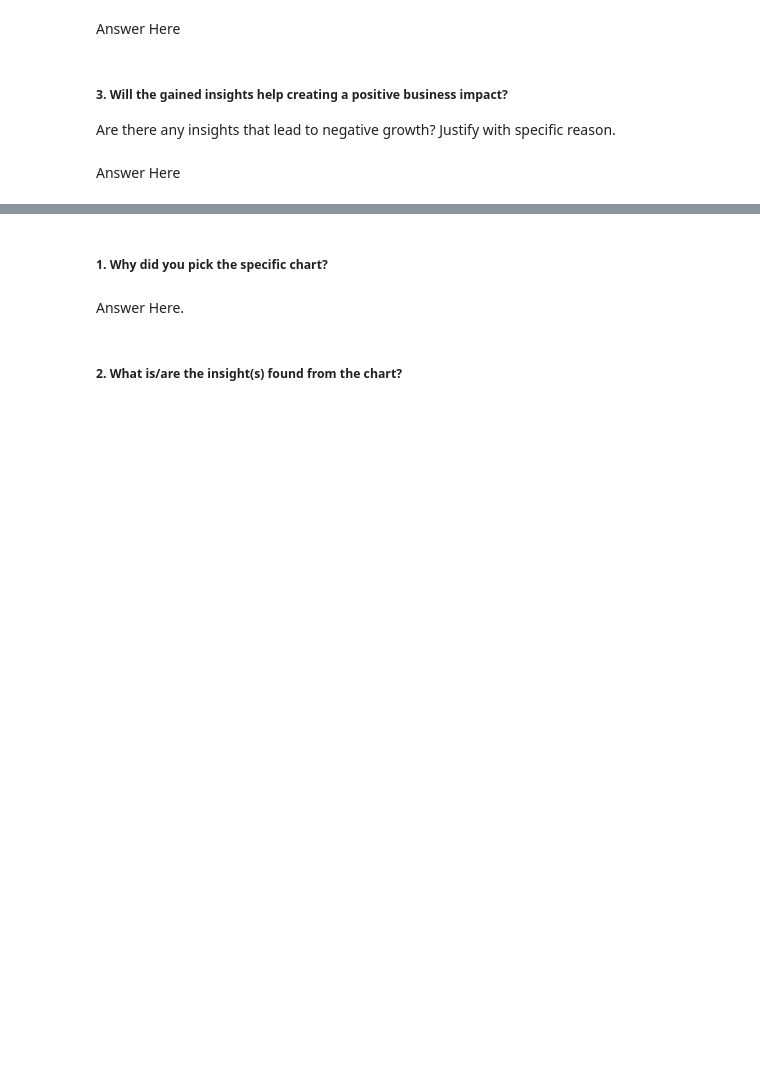
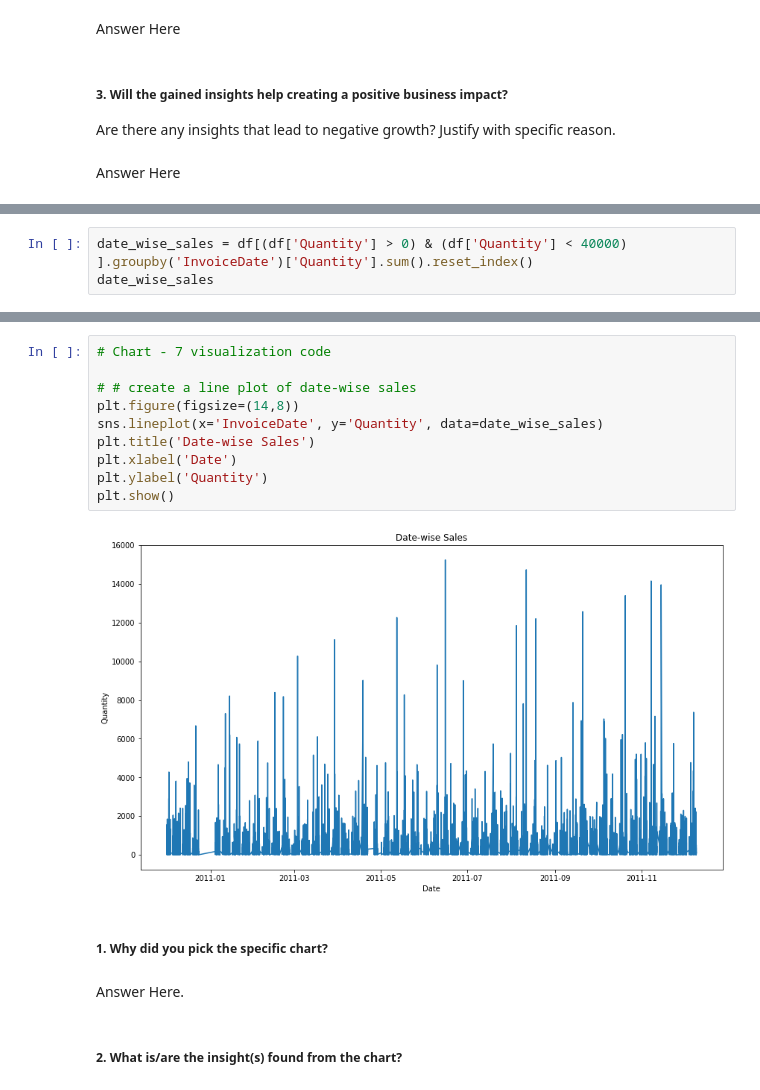
Before and after one commit to Dileepsingh6432/Online-Retail-Customer-Segmentation, a Jupyter notebook: Online_Retail_Customer_Segmentation.ipynb, the cells around one changed output, grey strips where cells are left out. Cells and saved outputs as stored; diff of their text form; blank space fills up the shorter version.

```diff
--- a/Online_Retail_Customer_Segmentation.ipynb
+++ b/Online_Retail_Customer_Segmentation.ipynb
@@ -557,0 +685,3 @@ Answer Here
+# %%
+date_wise_sales = df[(df['Quantity'] > 0) & (df['Quantity'] < 40000) ].groupby('InvoiceDate')['Quantity'].sum().reset_index()
+date_wise_sales
@@ -558,3 +702,15 @@ Answer Here
+# %%
+# Chart - 7 visualization code
+
+# # create a line plot of date-wise sales
+plt.figure(figsize=(14,8))
+sns.lineplot(x='InvoiceDate', y='Quantity', data=date_wise_sales)
+plt.title('Date-wise Sales')
+plt.xlabel('Date')
+plt.ylabel('Quantity')
+plt.show()
+# %% [output]
+[figure, added]
 # %% [markdown]
 ##### 1. Why did you pick the specific chart?
 # %% [markdown]
```
Also changed, not shown: parts of 67 cells of this notebook.
